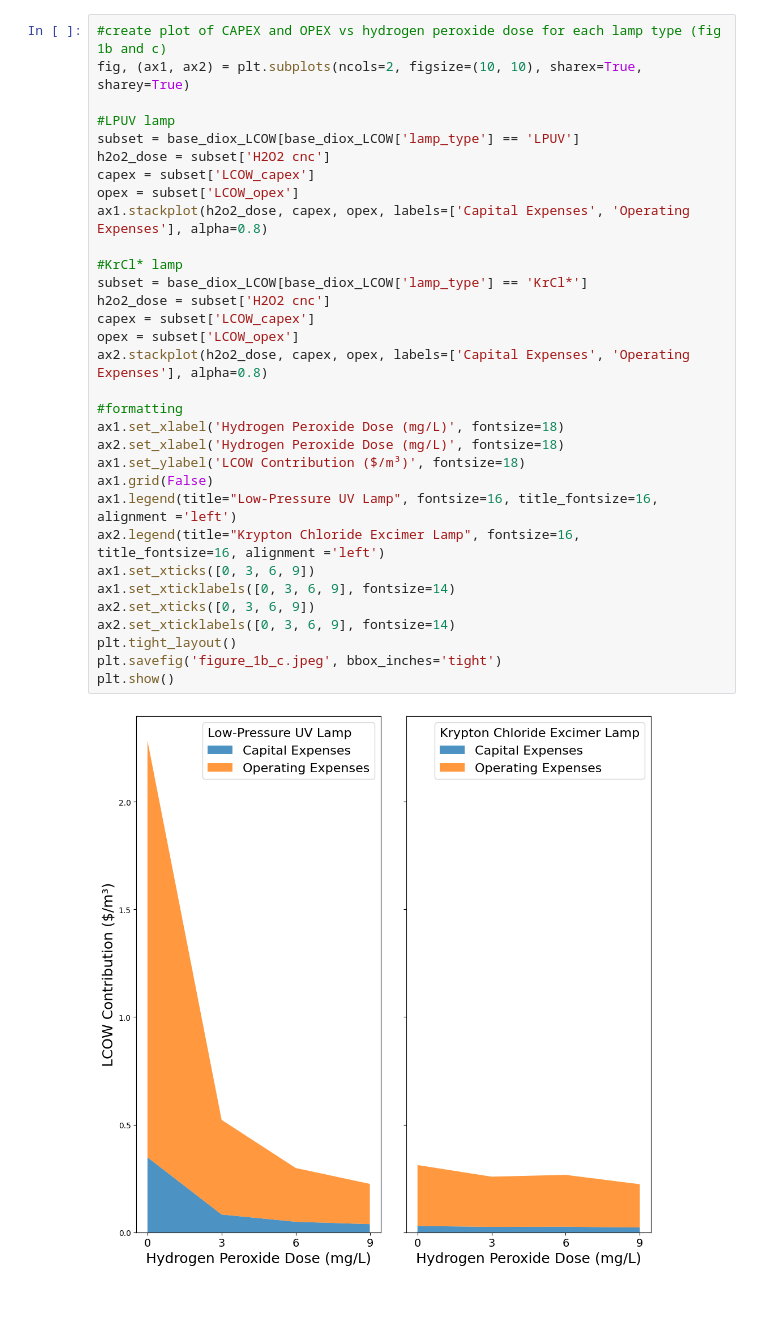
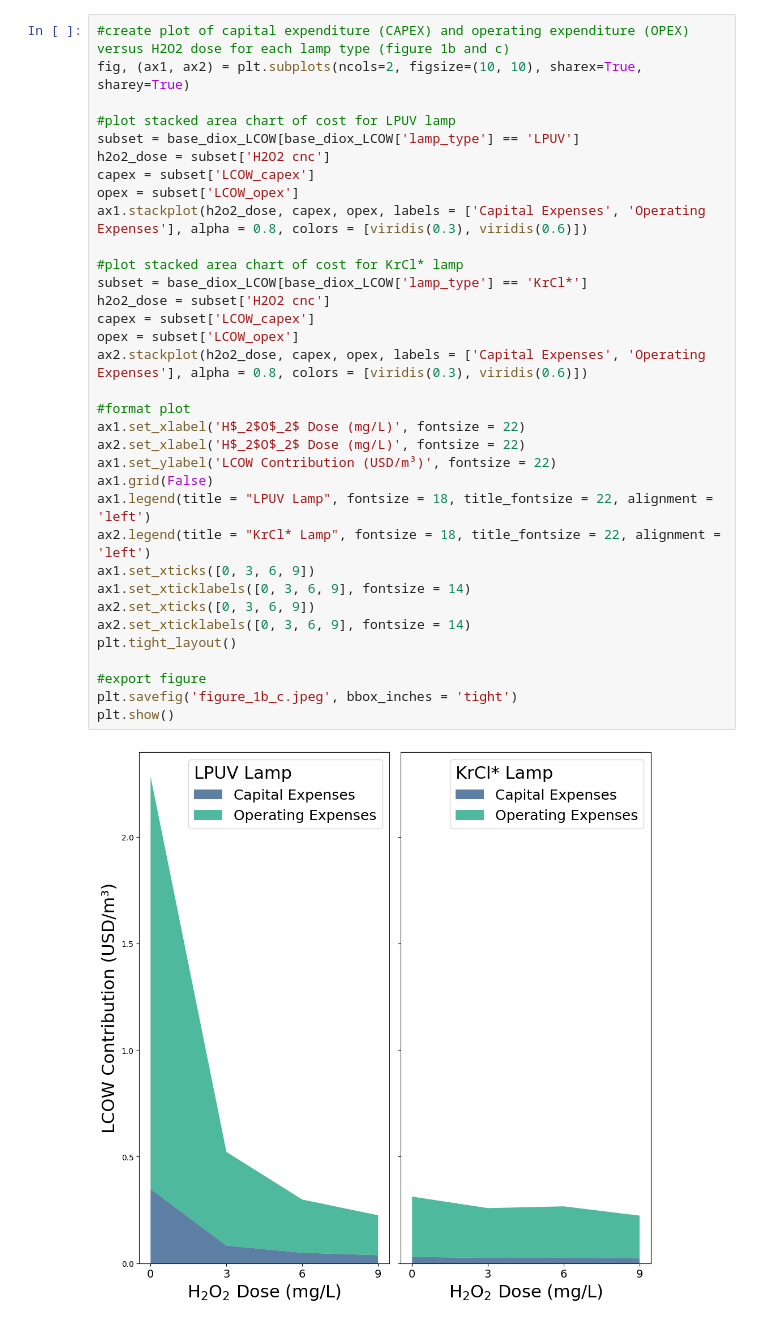
Before and after one commit to AbbyHodson/watertap, a Jupyter notebook: nawi_521_612_tea/NAWI_521_612_TEA.ipynb, the cells around one changed output. Saved outputs shown, nothing was run; the diff lists cells and outputs as text.

```diff
--- a/nawi_521_612_tea/NAWI_521_612_TEA.ipynb
+++ b/nawi_521_612_tea/NAWI_521_612_TEA.ipynb
@@ -380,34 +419,36 @@ plt.show()
 # %%
-#create plot of CAPEX and OPEX vs hydrogen peroxide dose for each lamp type (fig 1b and c)
+#create plot of capital expenditure (CAPEX) and operating expenditure (OPEX) versus H2O2 dose for each lamp type (figure 1b and c)
 fig, (ax1, ax2) = plt.subplots(ncols=2, figsize=(10, 10), sharex=True, sharey=True)
 
-#LPUV lamp
+#plot stacked area chart of cost for LPUV lamp
 subset = base_diox_LCOW[base_diox_LCOW['lamp_type'] == 'LPUV']
 h2o2_dose = subset['H2O2 cnc']
 capex = subset['LCOW_capex']
 opex = subset['LCOW_opex']
-ax1.stackplot(h2o2_dose, capex, opex, labels=['Capital Expenses', 'Operating Expenses'], alpha=0.8)
+ax1.stackplot(h2o2_dose, capex, opex, labels = ['Capital Expenses', 'Operating Expenses'], alpha = 0.8, colors = [viridis(0.3), viridis(0.6)])
 
-#KrCl* lamp
+#plot stacked area chart of cost for KrCl* lamp
 subset = base_diox_LCOW[base_diox_LCOW['lamp_type'] == 'KrCl*']
 h2o2_dose = subset['H2O2 cnc']
 capex = subset['LCOW_capex']
 opex = subset['LCOW_opex']
-ax2.stackplot(h2o2_dose, capex, opex, labels=['Capital Expenses', 'Operating Expenses'], alpha=0.8)
+ax2.stackplot(h2o2_dose, capex, opex, labels = ['Capital Expenses', 'Operating Expenses'], alpha = 0.8, colors = [viridis(0.3), viridis(0.6)])
 
-#formatting
-ax1.set_xlabel('Hydrogen Peroxide Dose (mg/L)', fontsize=18)
-ax2.set_xlabel('Hydrogen Peroxide Dose (mg/L)', fontsize=18)
-ax1.set_ylabel('LCOW Contribution ($/m³)', fontsize=18)
+#format plot
+ax1.set_xlabel('H$_2$O$_2$ Dose (mg/L)', fontsize = 22)
+ax2.set_xlabel('H$_2$O$_2$ Dose (mg/L)', fontsize = 22)
+ax1.set_ylabel('LCOW Contribution (USD/m³)', fontsize = 22)
 ax1.grid(False)
-ax1.legend(title="Low-Pressure UV Lamp", fontsize=16, title_fontsize=16, alignment ='left')
-ax2.legend(title="Krypton Chloride Excimer Lamp", fontsize=16, title_fontsize=16, alignment ='left')
+ax1.legend(title = "LPUV Lamp", fontsize = 18, title_fontsize = 22, alignment = 'left')
+ax2.legend(title = "KrCl* Lamp", fontsize = 18, title_fontsize = 22, alignment = 'left')
 ax1.set_xticks([0, 3, 6, 9])
-ax1.set_xticklabels([0, 3, 6, 9], fontsize=14)
+ax1.set_xticklabels([0, 3, 6, 9], fontsize = 14)
 ax2.set_xticks([0, 3, 6, 9])
-ax2.set_xticklabels([0, 3, 6, 9], fontsize=14)
+ax2.set_xticklabels([0, 3, 6, 9], fontsize = 14)
 plt.tight_layout()
-plt.savefig('figure_1b_c.jpeg', bbox_inches='tight')
+
+#export figure
+plt.savefig('figure_1b_c.jpeg', bbox_inches = 'tight')
 plt.show()
 # %% [output]
-[figure, old version]
+[figure, new version]
```
Also changed, not shown: parts of 25 cells of this notebook, 16 other files.
